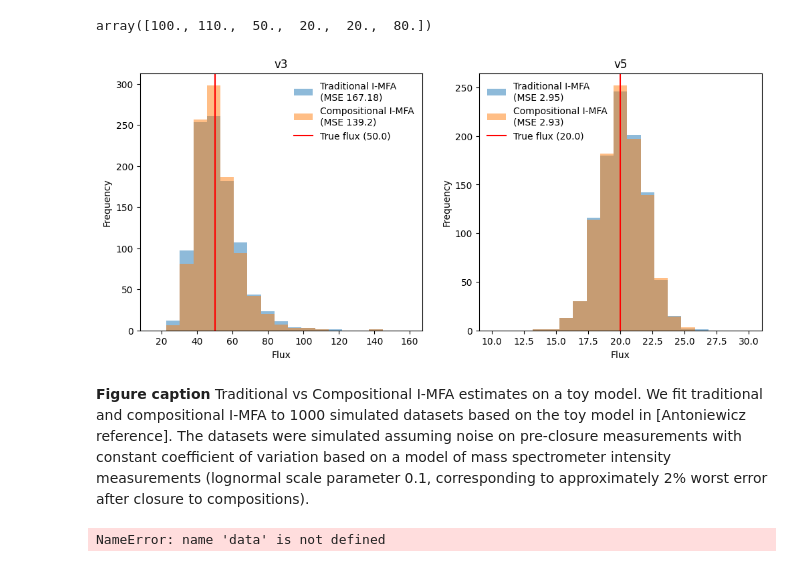
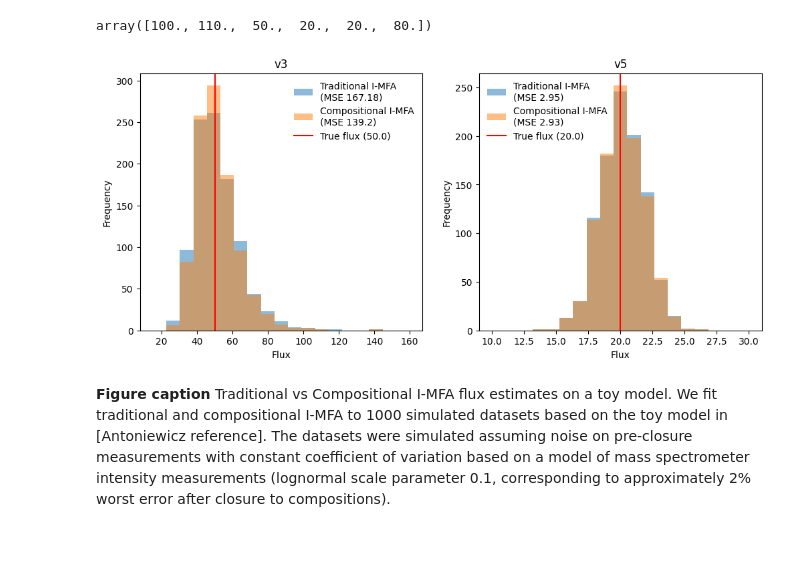
Before and after one commit to dtu-qmcm/cmfa, a Jupyter notebook: notebooks/toy_network.ipynb, the cells around one changed output. Drawn from its saved outputs; the diff is of its cells as text; code cells hidden in the pictures.

Commit message:
Add ordered basis ilr and make graphs of composition estimates

```diff
--- a/notebooks/toy_network.ipynb
+++ b/notebooks/toy_network.ipynb
@@ -44,3 +46,6 @@ estimated_fluxes_clr = np.load(RESULTS_DIR / "estimated_fluxes_clr.npy")
 estimated_fluxes_clr.shape
 # %% [output]
 (1000, 6)
+# %%
+estimated_fluxes_ilr = np.load(RESULTS_DIR / "estimated_fluxes_ilr.npy")
+estimated_fluxes_ilr.shape
@@ -74,52 +81,40 @@ array([100., 110.,  50.,  20.,  20.,  80.])
 # %%
 f, axes = plt.subplots(1, 2, figsize=[12, 5])
 
 resid_euclidean = (estimated_fluxes_euclidean - true_flux)[:, [2, 4]] # index of free fluxes
 resid_clr = (estimated_fluxes_clr - true_flux)[:, [2, 4]] # index of free fluxes
+resid_ilr = (estimated_fluxes_ilr - true_flux)[:, [2, 4]] # index of free fluxes
+
 
 mse_euclidean = (resid_euclidean ** 2).mean(axis=0)
 mse_clr = (resid_clr ** 2).mean(axis=0)
+mse_ilr = (resid_clr ** 2).mean(axis=0)
 
 
 for (i, ax), xmin, xmax, flux_ix in zip(enumerate(axes), (15, 10), (160, 30), [2, 4]):
     bins = np.linspace(xmin, xmax, 20)
     h_euclidean = ax.hist(
         estimated_fluxes_euclidean[:, flux_ix],
         bins=bins,
         alpha=0.5,
         label=f"Traditional I-MFA\n(MSE {mse_euclidean[i].round(2)})"
     )
-    h_clr = ax.hist(
-        estimated_fluxes_clr[:, flux_ix],
+    # h_clr = ax.hist(
+    #     estimated_fluxes_clr[:, flux_ix],
+    #     bins=bins,
+    #     alpha=0.5,
+    #     label=f"Compositional I-MFA\n(MSE {mse_clr[i].round(2)})"
+    # )
+    h_ilr = ax.hist(
+        estimated_fluxes_ilr[:, flux_ix],
         bins=bins,
         alpha=0.5,
-        label=f"Compositional I-MFA\n(MSE {mse_clr[i].round(2)})"
+        label=f"Compositional I-MFA\n(MSE {mse_ilr[i].round(2)})"
     )
     ax.axvline(true_flux[flux_ix], color="red", label=f"True flux ({true_flux[flux_ix]})")
     ax.set(title=f"v{flux_ix+1}", xlabel="Flux", ylabel="Frequency")
     ax.legend(frameon=False)
 # %% [output]
-[figure, old version]
+[figure, new version]
 # %% [markdown]
-**Figure caption** Traditional vs Compositional I-MFA estimates on a toy model. We fit traditional and compositional I-MFA to 1000 simulated datasets based on the toy model in [Antoniewicz reference]. The datasets were simulated assuming noise on pre-closure measurements with constant coefficient of variation based on a model of mass spectrometer intensity measurements (lognormal scale parameter 0.1, corresponding to approximately 2% worst error after closure to compositions).
+**Figure caption** Traditional vs Compositional I-MFA flux estimates on a toy model. We fit traditional and compositional I-MFA to 1000 simulated datasets based on the toy model in [Antoniewicz reference]. The datasets were simulated assuming noise on pre-closure measurements with constant coefficient of variation based on a model of mass spectrometer intensity measurements (lognormal scale parameter 0.1, corresponding to approximately 2% worst error after closure to compositions).
-# %%
-# Making simulated data.
-total_mol = 1e5
-total_isos = total_mol*data
-rng = np.random.default_rng(seed=1234)
-
-sims = 1000
-# norm_sigma = total_mol*0.0002
-# norm_sigma = total_isos*0.015
-norm_sigma = np.array([total_isos[0]*0.3, total_isos[1]*0.05, total_isos[2]*0.05, total_isos[3]*0.3])
-norm_sim = np.array(total_isos + rng.normal(0, norm_sigma, size=(sims,4)))
-# np.clip(norm_sim, 1e-12, None, out=norm_sim)
-
-# lognorm_sim = np.exp(np.log(total_isos) + rng.normal(0, 0.07, size=(sims, 4)))
-df = pl.from_numpy(norm_sim, schema=["m0", "m1", "m2", "m3"])
-df.insert_column(column=(pl.col("m0")/(pl.col("m0")+pl.col("m1")+pl.col("m2")+pl.col("m3"))).alias("m0_com"), index=4)
-df.insert_column(column=(pl.col("m1")/(pl.col("m0")+pl.col("m1")+pl.col("m2")+pl.col("m3"))).alias("m1_com"), index=5)
-df.insert_column(column=(pl.col("m2")/(pl.col("m0")+pl.col("m1")+pl.col("m2")+pl.col("m3"))).alias("m2_com"), index=6)
-df.insert_column(column=(pl.col("m3")/(pl.col("m0")+pl.col("m1")+pl.col("m2")+pl.col("m3"))).alias("m3_com"), index=7)
-# %% [output]
-NameError: name 'data' is not defined
```
Also changed, not shown: parts of 16 cells of this notebook, 6 other files.
